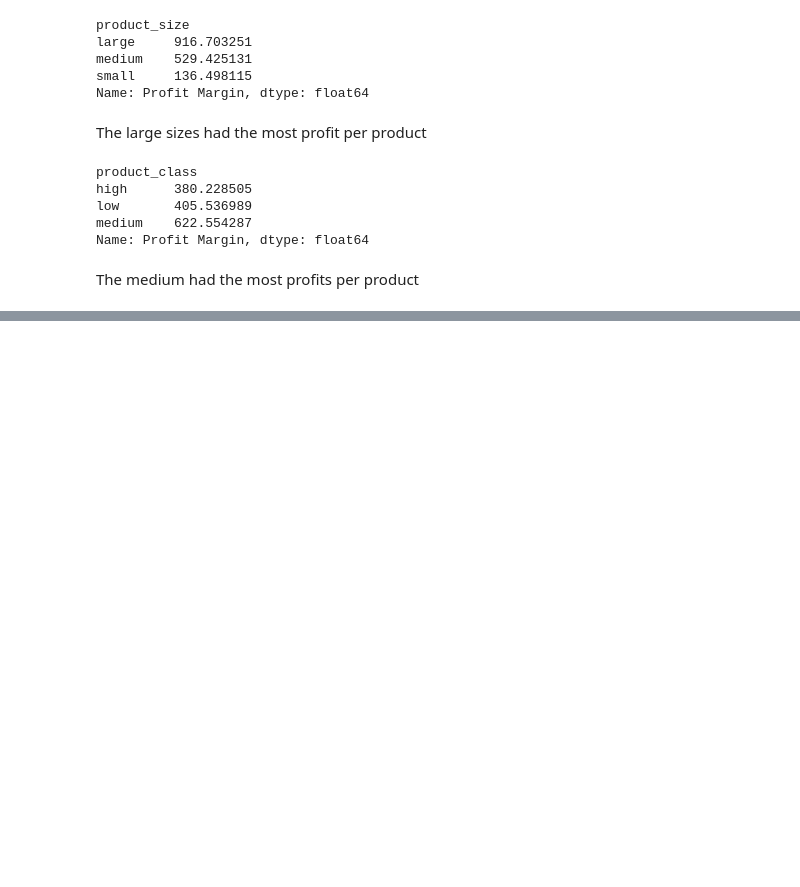
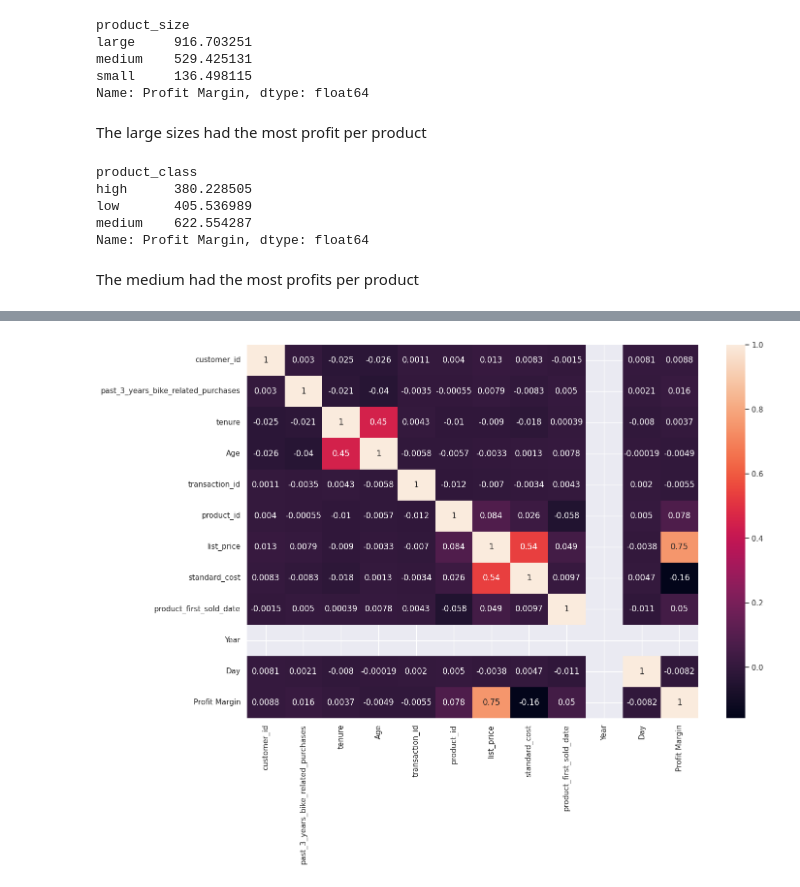
Before and after one commit to kanjamwingirwa/KPMG_AU_Virtual_Internship, a Jupyter notebook: KPMG_AU_INTERNSHIP_FINAL_PY.ipynb, the cells around one changed output, grey strips where cells are left out. Cells and saved outputs as stored; diff of their text form; code cells hidden in the pictures; blank space fills up the shorter version.

```diff
--- a/KPMG_AU_INTERNSHIP_FINAL_PY.ipynb
+++ b/KPMG_AU_INTERNSHIP_FINAL_PY.ipynb
@@ -757,3 +757,7 @@ medium    622.554287
 Name: Profit Margin, dtype: float64
 # %% [markdown]
 The medium had the most profits per product
+# %%
+#to see how revenues change over time we need to merge transactions_df with Customer_Demographic_df
+combined_df = pd.merge(Customer_Demographic_df,transactions_df,on='customer_id')
+combined_df.tail(5)
@@ -759,0 +875,4 @@ The medium had the most profits per product
+# %%
+#let's check or multicollinearity
+corr = combined_df.corr()
+corr
@@ -759,0 +893,7 @@ The medium had the most profits per product
+# %%
+#use a heatmap to viasualize the above correlation
+plt.figure(figsize=(15,10))
+sns.heatmap(corr, annot = True)
+plt.show()
+# %% [output]
+[figure, added]
```
Also changed, not shown: parts of 15 cells of this notebook.
